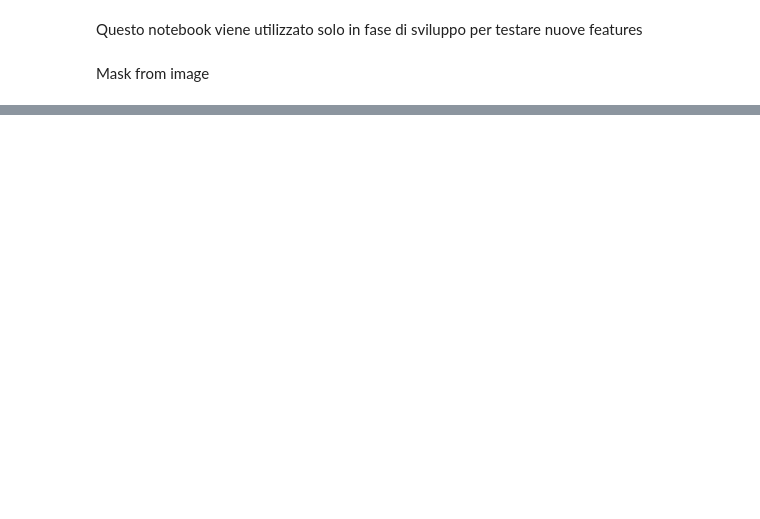
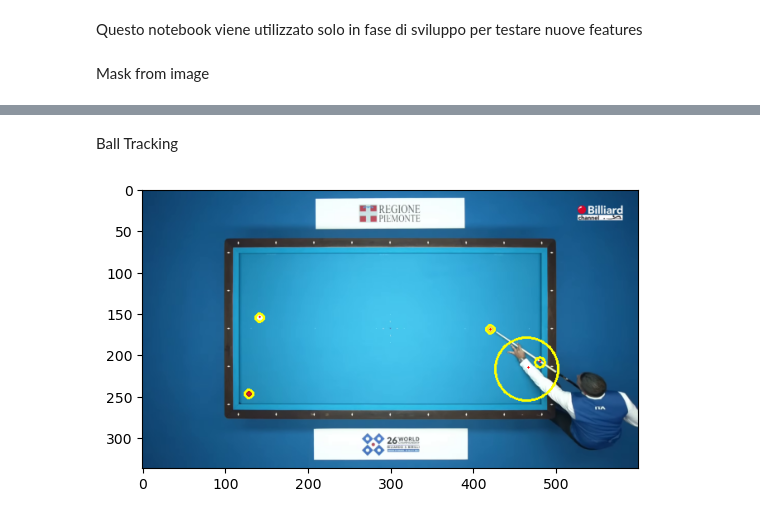
Before and after one commit to giopalma/ShotClock, a Jupyter notebook: notebooks/test.ipynb, the cells around one changed output, grey strips where cells are left out. Drawn from its saved outputs; the diff is of its cells as text; code cells hidden in the pictures; blank space fills up the shorter version.

```diff
--- a/notebooks/test.ipynb
+++ b/notebooks/test.ipynb
@@ -68,0 +98,32 @@ plt.show()
+# %% [markdown]
+Ball Tracking
+# %%
+cnts = cv.findContours(mask.copy(), cv.RETR_EXTERNAL, cv.CHAIN_APPROX_SIMPLE)
+cnts = imutils.grab_contours(cnts)
+centers = []  # Lista per memorizzare i centri delle palle rilevate
+
+# Procedi solo se è stato trovato almeno un contorno
+if len(cnts) > 0:
+    # Itera su tutti i contorni rilevati
+    for c in cnts:
+        # Calcola il cerchio minimo che racchiude il contorno e il centroide
+        ((x, y), radius) = cv.minEnclosingCircle(c)
+        M = cv.moments(c)
+
+        # Calcola il centroide solo se il momento centrale è diverso da zero
+        if M["m00"] != 0:
+            center = (int(M["m10"] / M["m00"]), int(M["m01"] / M["m00"]))
+        else:
+            center = None
+
+        # Procedi solo se il raggio soddisfa una dimensione minima
+        if radius > 2:
+            # Disegna il cerchio e il centroide sul frame
+            cv.circle(frame, (int(x), int(y)), int(radius), (0, 255, 255), 2)
+            cv.circle(frame, center, 1, (0, 0, 255), -1)
+            centers.append(center)  # Aggiungi il centro alla lista dei centri
+
+plt.imshow(cv.cvtColor(frame, cv.COLOR_BGR2RGB))
+plt.show()
+# %% [output]
+[figure, added]
```
Also changed, not shown: parts of 3 cells of this notebook, 6 other files.
